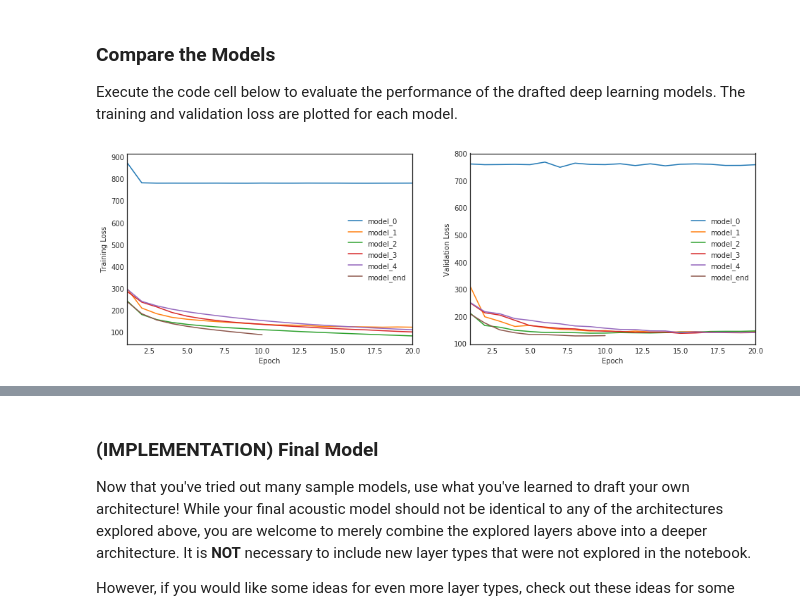
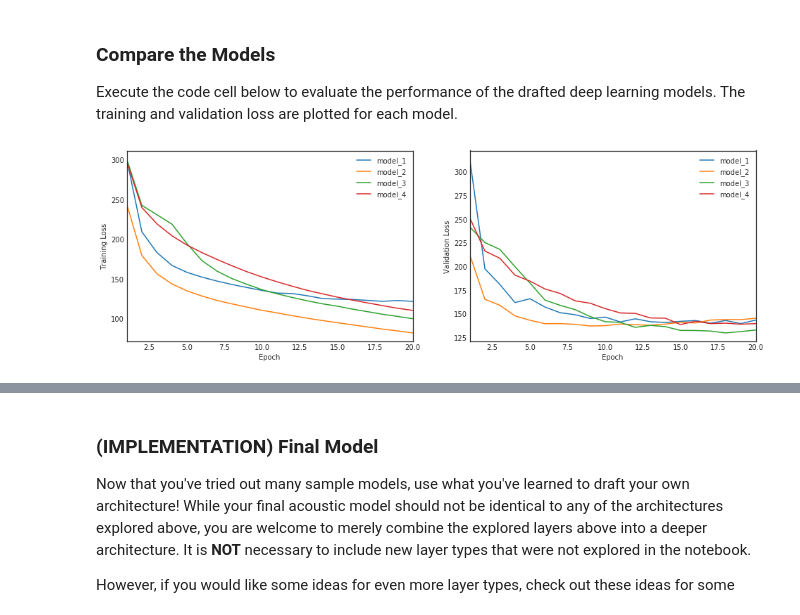
Before and after one commit to qchaldemer/vui, a Jupyter notebook: vui_notebook.ipynb, the cells around one changed output, grey strips where cells are left out. Saved outputs shown, nothing was run; the diff lists cells and outputs as text; code cells hidden in the pictures.

```diff
--- a/vui_notebook.ipynb
+++ b/vui_notebook.ipynb
@@ -506,41 +508,41 @@ import matplotlib.pyplot as plt
 sns.set_style(style='white')
 
 # obtain the paths for the saved model history
-all_pickles = sorted(glob("results/*.pickle"))
+all_pickles = sorted(glob("results/*.pickle"))[1:-1]
 # extract the name of each model
 model_names = [item[8:-7] for item in all_pickles]
 # extract the loss history for each model
 valid_loss = [pickle.load( open( i, "rb" ) )['val_loss'] for i in all_pickles]
 train_loss = [pickle.load( open( i, "rb" ) )['loss'] for i in all_pickles]
 # save the number of epochs used to train each model
 num_epochs = [len(valid_loss[i]) for i in range(len(valid_loss))]
 
 fig = plt.figure(figsize=(16,5))
 
 # plot the training loss vs. epoch for each model
 ax1 = fig.add_subplot(121)
 for i in range(len(all_pickles)):
     ax1.plot(np.linspace(1, num_epochs[i], num_epochs[i]),
             train_loss[i], label=model_names[i])
 # clean up the plot
 ax1.legend()
 ax1.set_xlim([1, max(num_epochs)])
 plt.xlabel('Epoch')
 plt.ylabel('Training Loss')
 
 # plot the validation loss vs. epoch for each model
 ax2 = fig.add_subplot(122)
 for i in range(len(all_pickles)):
     ax2.plot(np.linspace(1, num_epochs[i], num_epochs[i]),
             valid_loss[i], label=model_names[i])
 # clean up the plot
 ax2.legend()
 ax2.set_xlim([1, max(num_epochs)])
 plt.xlabel('Epoch')
 plt.ylabel('Validation Loss')
 plt.show()
 # %% [output]
-[figure, old version]
+[figure, new version]
 # %% [markdown]
 __Question 1:__ Use the plot above to analyze the performance of each of the attempted architectures.  Which performs best?  Provide an explanation regarding why you think some models perform better than others.
 
```
Also changed, not shown: parts of 8 cells of this notebook, 1 other file.
